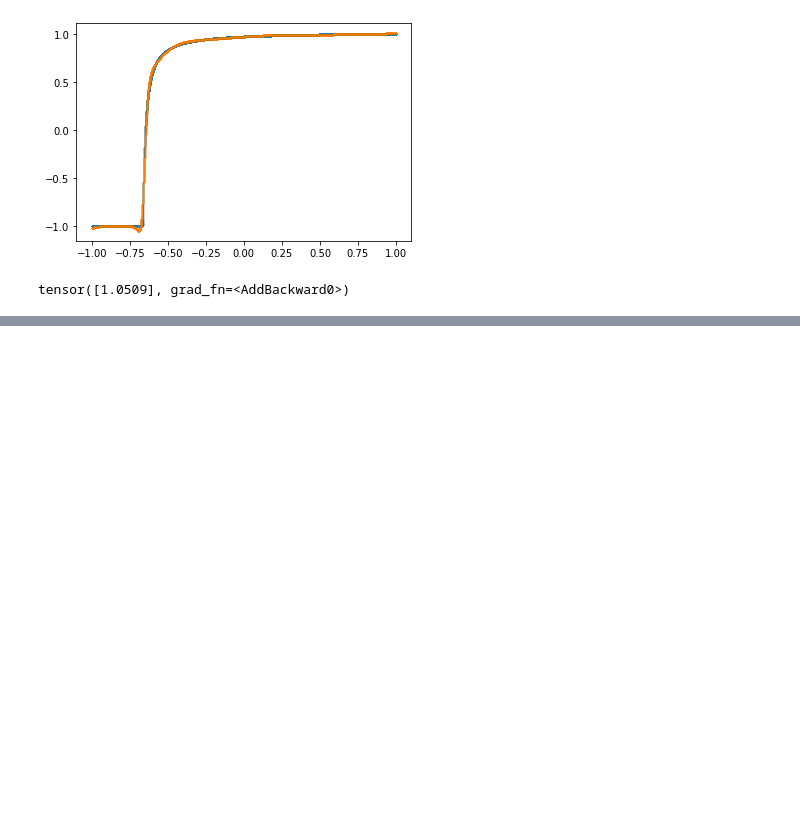
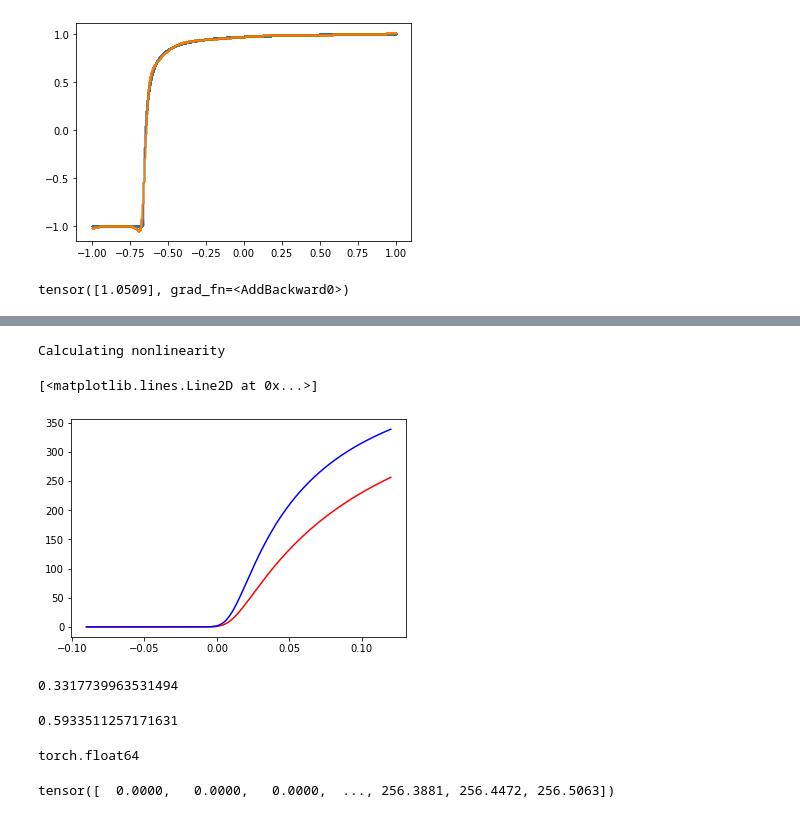
Before and after one commit to AddingAddict/ToroidalNetworks, a Jupyter notebook: hetero_weights/notebooks/test_torch_interpolation.ipynb, the cells around one changed output, grey strips where cells are left out. Saved outputs shown, nothing was run; the diff lists cells and outputs as text; code cells hidden in the pictures; blank space fills up the shorter version.

```diff
--- a/hetero_weights/notebooks/test_torch_interpolation.ipynb
+++ b/hetero_weights/notebooks/test_torch_interpolation.ipynb
@@ -199,0 +204,15 @@ tensor([1.0509], grad_fn=<AddBackward0>)
+# %%
+reload(ric)
+ri = ric.Ricciardi()
+ri.set_up_nonlinearity('./../scripts/phi_int')
+
+idxs = np.logical_and((ri.Vr-ri.phi_int_E.x)/ri.st < 10,(ri.tht-ri.phi_int_E.x)/ri.st > -10)
+
+x = ri.phi_int_E.x[idxs]
+
+x_torch = torch.from_numpy(ri.phi_int_E.x[idxs])
+y_torch_E = ri.calc_phi_tensor(x_torch,ri.tE)
+y_torch_I = ri.calc_phi_tensor(x_torch,ri.tI)
+
+torch_phiE = torch_interpolations.RegularGridInterpolator((x_torch,),y_torch_E)
+torch_phiI = torch_interpolations.RegularGridInterpolator((x_torch,),y_torch_I)
@@ -199,0 +230,44 @@ tensor([1.0509], grad_fn=<AddBackward0>)
+# %%
+ri.set_up_nonlinearity_tensor('./../scripts/phi_int_tensor')
+# %% [output]
+Calculating nonlinearity
+# %%
+idxs = np.logical_and((ri.Vr-ri.phi_int_E.x)/ri.st < 10,(ri.tht-ri.phi_int_E.x)/ri.st > -10)
+
+plt.plot(x_torch,ri.phiE_tensor(x_torch),'r')
+plt.plot(x_torch,ri.phiI_tensor(x_torch),'b')
+# plt.ylim(0,500)
+# %% [output]
+[<matplotlib.lines.Line2D at 0x...>]
+[figure, added]
+# %%
+import time
+
+start = time.time()
+
+for i in range(1000):
+    ri.phiE(x)
+
+print(time.time() - start)
+# %% [output]
+0.3317739963531494
+# %%
+import time
+
+start = time.time()
+
+for i in range(1000):
+    ri.phiE_tensor(x_torch)
+
+print(time.time() - start)
+# %% [output]
+0.5933511257171631
+# %%
+x_torch.dtype
+# %% [output]
+torch.float64
+# %%
+x_torch = torch.from_numpy(ri.phi_int_E.x[idxs].astype(np.float32))
+ri.phiE_tensor(x_torch)
+# %% [output]
+tensor([  0.0000,   0.0000,   0.0000,  ..., 256.3881, 256.4472, 256.5063])
```
Also changed, not shown: parts of 5 cells of this notebook, 27 other files.
